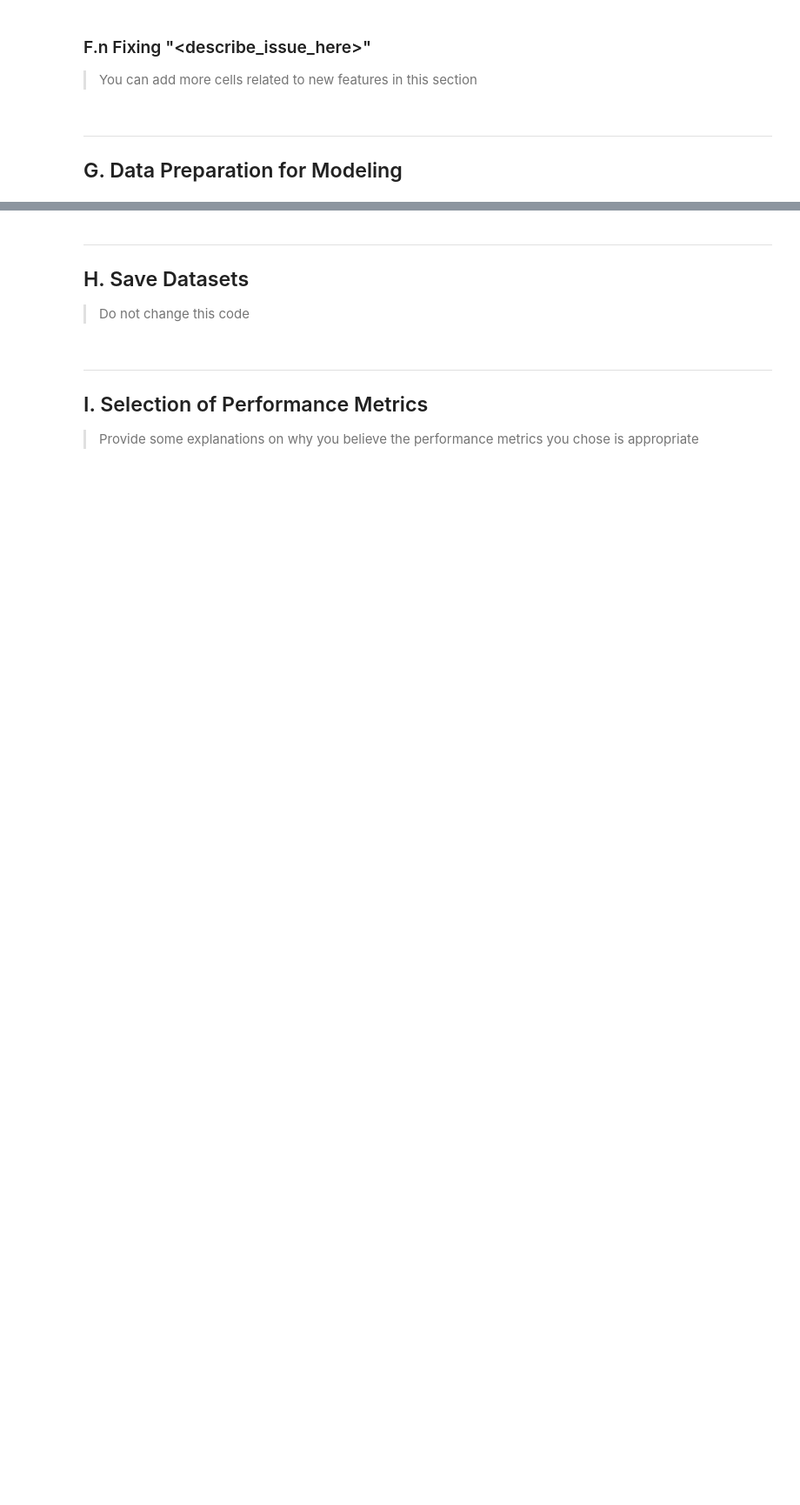
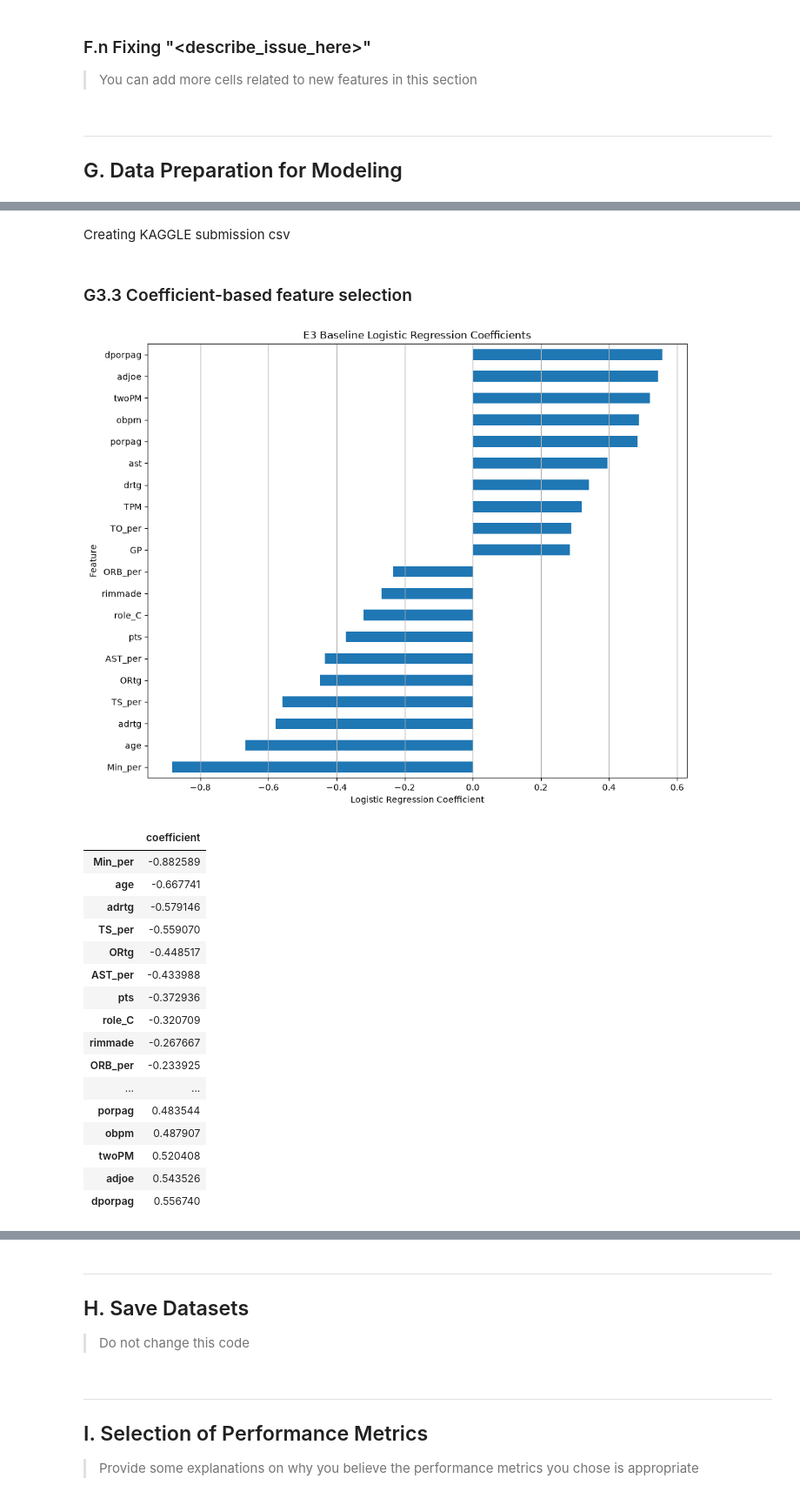
Before and after one commit to abychopda/nba-career-longevity-prediction, a Jupyter notebook: notebooks/abhishek_25611094/36120-26SP-group36-25611094-AT1-experiment-3.ipynb, the cells around one changed output, grey strips where cells are left out. Shown at 87% size. Drawn from its saved outputs; the diff is of its cells as text; code cells hidden in the pictures; blank space fills up the shorter version.

```diff
--- a/notebooks/abhishek_25611094/36120-26SP-group36-25611094-AT1-experiment-3.ipynb
+++ b/notebooks/abhishek_25611094/36120-26SP-group36-25611094-AT1-experiment-3.ipynb
@@ -486,0 +591,18 @@ Provide some explanations on why you believe it is important to perform this dat
+# %%
+scaler = StandardScaler()
+
+X_train_scaled = X_train_encoded.copy()
+X_val_scaled = X_val_encoded.copy()
+X_test_scaled = X_test_encoded.copy()
+
+X_train_scaled[numerical_cols] = scaler.fit_transform(
+    X_train_encoded[numerical_cols]
+)
+
+X_val_scaled[numerical_cols] = scaler.transform(
+    X_val_encoded[numerical_cols]
+)
+
+X_test_scaled[numerical_cols] = scaler.transform(
+    X_test_encoded[numerical_cols]
+)
@@ -489,0 +658,14 @@ print_tile(size="h3", key='data_transformation_3_explanations', value=data_trans
+# %%
+from sklearn.linear_model import LogisticRegression
+
+lr_baseline_e3 = LogisticRegression(
+    C=0.1,
+    class_weight=None,
+    random_state=42,
+    max_iter=1000
+)
+
+lr_baseline_e3.fit(
+    X_train_scaled,
+    y_train
+)
@@ -489,0 +805,2 @@ print_tile(size="h3", key='data_transformation_3_explanations', value=data_trans
+# %% [markdown]
+Creating KAGGLE submission csv
@@ -489,0 +822,34 @@ print_tile(size="h3", key='data_transformation_3_explanations', value=data_trans
+# %% [markdown]
+### G3.3 Coefficient-based feature selection
+# %%
+from group36_25611094_package.helpers.visualization import (
+    plot_logistic_coefficients
+)
+
+coefficient_plot = plot_logistic_coefficients(
+    lr_baseline_e3,
+    X_train_scaled.columns,
+    n_features=10,
+    title="E3 Baseline Logistic Regression Coefficients"
+)
+
+display(coefficient_plot)
+# %% [output]
+[figure, added]
+|  | coefficient |
+| Min_per | -0.882589 |
+| age | -0.667741 |
+| adrtg | -0.579146 |
+| TS_per | -0.559070 |
+| ORtg | -0.448517 |
+| AST_per | -0.433988 |
+| pts | -0.372936 |
+| role_C | -0.320709 |
+| rimmade | -0.267667 |
+| ORB_per | -0.233925 |
+| ... | ... |
+| porpag | 0.483544 |
+| obpm | 0.487907 |
+| twoPM | 0.520408 |
+| adjoe | 0.543526 |
+| dporpag | 0.556740 |
```
Also changed, not shown: parts of 147 cells of this notebook, 4 other files.
